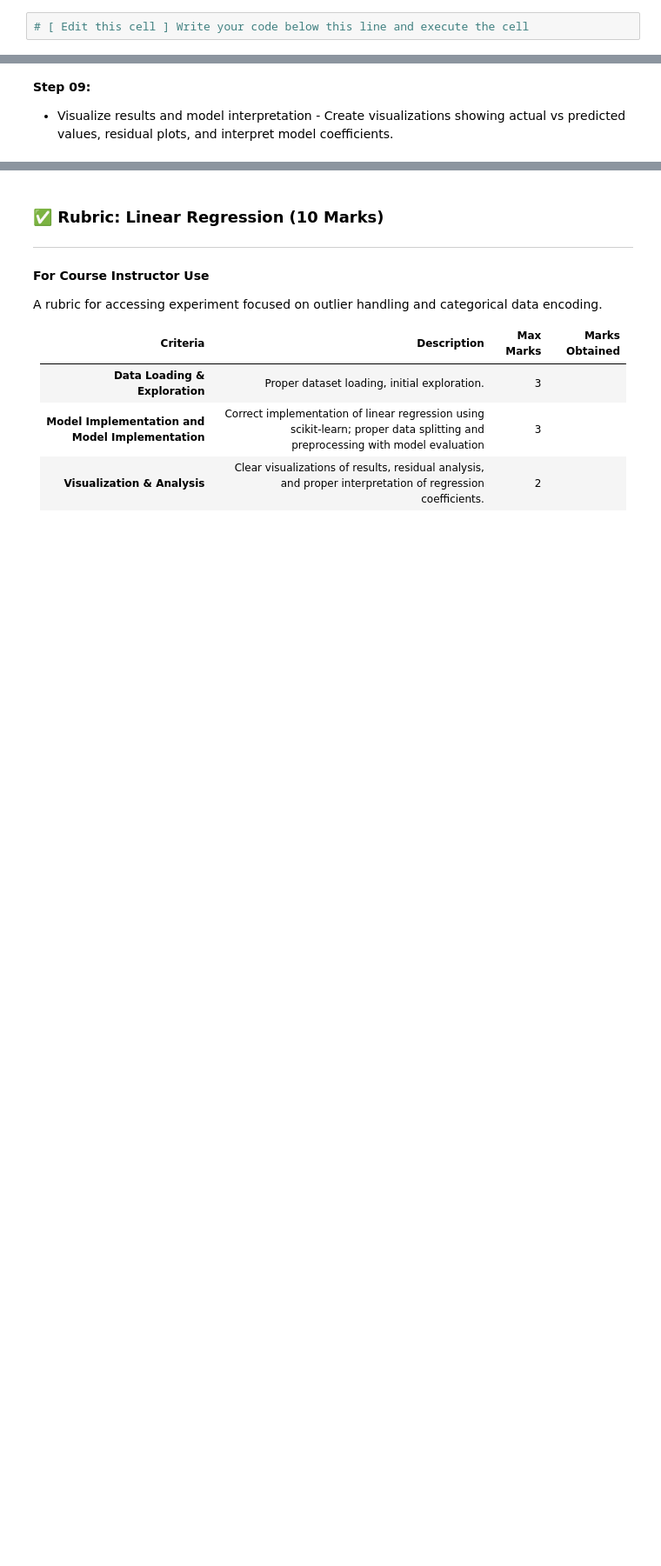
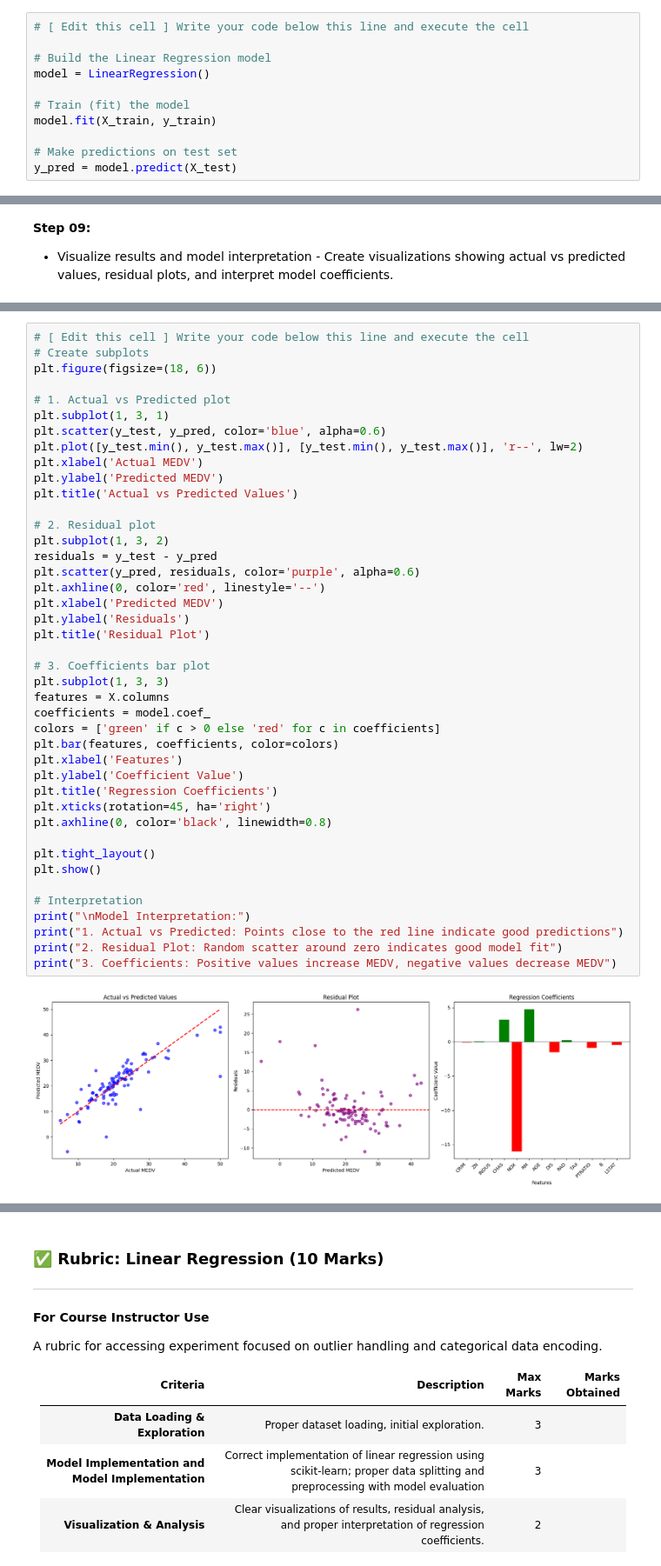
Before and after one commit to Anku192/AIML-class, a Jupyter notebook: Copy_of_ML_Lab_Experiment_03_1RUA24CSE0059.ipynb, the cells around one changed output, grey strips where cells are left out. Shown at 87% size. Drawn from its saved outputs; the diff is of its cells as text; blank space fills up the shorter version.

```diff
--- a/Copy_of_ML_Lab_Experiment_03_1RUA24CSE0059.ipynb
+++ b/Copy_of_ML_Lab_Experiment_03_1RUA24CSE0059.ipynb
@@ -141,6 +240,15 @@ KeyError: 'species'
 - Build and train the linear regression model - Create and train the linear regression model using scikit-learn.
 # %%
 # [ Edit this cell ] Write your code below this line and execute the cell
+
+# Build the Linear Regression model
+model = LinearRegression()
+
+# Train (fit) the model
+model.fit(X_train, y_train)
+
+# Make predictions on test set
+y_pred = model.predict(X_test)
 # %% [markdown]
 **Step 08:**
 - Model evaluation and performance metrics -
@@ -154,0 +278,44 @@ Evaluate the model using appropriate metrics (R², MSE, MAE) and interpret resul
+# %%
+# [ Edit this cell ] Write your code below this line and execute the cell
+# Create subplots
+plt.figure(figsize=(18, 6))
+
+# 1. Actual vs Predicted plot
+plt.subplot(1, 3, 1)
+plt.scatter(y_test, y_pred, color='blue', alpha=0.6)
+plt.plot([y_test.min(), y_test.max()], [y_test.min(), y_test.max()], 'r--', lw=2)
+plt.xlabel('Actual MEDV')
+plt.ylabel('Predicted MEDV')
+plt.title('Actual vs Predicted Values')
+
+# 2. Residual plot
+plt.subplot(1, 3, 2)
+residuals = y_test - y_pred
+plt.scatter(y_pred, residuals, color='purple', alpha=0.6)
+plt.axhline(0, color='red', linestyle='--')
+plt.xlabel('Predicted MEDV')
+plt.ylabel('Residuals')
+plt.title('Residual Plot')
+
+# 3. Coefficients bar plot
+plt.subplot(1, 3, 3)
+features = X.columns
+coefficients = model.coef_
+colors = ['green' if c > 0 else 'red' for c in coefficients]
+plt.bar(features, coefficients, color=colors)
+plt.xlabel('Features')
+plt.ylabel('Coefficient Value')
+plt.title('Regression Coefficients')
+plt.xticks(rotation=45, ha='right')
+plt.axhline(0, color='black', linewidth=0.8)
+
+plt.tight_layout()
+plt.show()
+
+# Interpretation
+print("\nModel Interpretation:")
+print("1. Actual vs Predicted: Points close to the red line indicate good predictions")
+print("2. Residual Plot: Random scatter around zero indicates good model fit")
+print("3. Coefficients: Positive values increase MEDV, negative values decrease MEDV")
+# %% [output]
+[figure, added]
```
Also changed, not shown: parts of 14 cells of this notebook.
